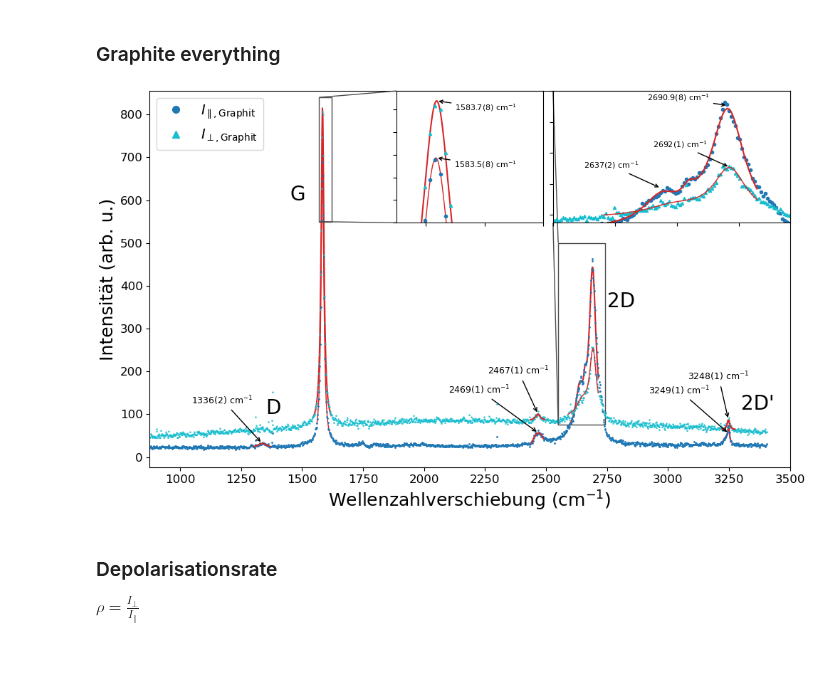
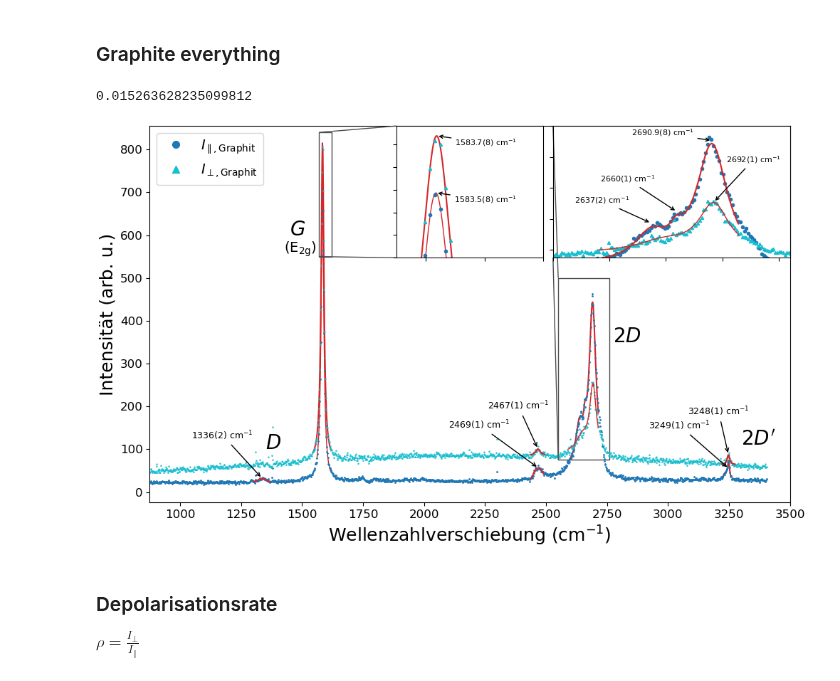
Before and after one commit to phoenixtoash/P60_Auswertung, a Jupyter notebook: notebook.ipynb, the cells around one changed output. Cells and saved outputs as stored; diff of their text form; code cells hidden in the pictures.

Commit message:
change to italicized font in graphite

```diff
--- a/notebook.ipynb
+++ b/notebook.ipynb
@@ -1492,7 +1496,7 @@ axins2.plot(xdata_graphite_per_p3, double_lorentzian(xdata_graphite_per_p3, *par
 
 
 # axins limit
-axins2.set_xlim(2550, 2741)
+axins2.set_xlim(2550, 2760)
 axins2.set_ylim(75, 500)
 
 
@@ -1517,6 +1521,12 @@ axins.annotate(text=f'{params_graphite_per_p1[0]:.1f}({sum_of_errors([params_gra
 axins2.annotate(text=f'{params_graphite_p4[0]:.0f}({sum_of_errors([params_graphite_p4_error[0], wavenumber_error])*1:.0f})'
             + r' $cm^{-1}$', xy= (params_graphite_p4[0], params_graphite_p4[2] + params_graphite_p4[-1] + 50),
             xytext=(-50,20), **annotate_inset_params)
+
+# 2660 1/cm parallel
+axins2.annotate(text=f'{params_graphite_p4[3]:.0f}({sum_of_errors([params_graphite_p4_error[3], wavenumber_error])*1:.0f})'
+            + r' $cm^{-1}$', xy= (params_graphite_p4[3], params_graphite_p4[5] + params_graphite_p4[-1] + 130),
+            xytext=(-50,30), **annotate_inset_params)
+
 # 2691 1/cm parallel
 axins2.annotate(text=f'{params_graphite_p4[6]:.1f}({sum_of_errors([params_graphite_p4_error[6], wavenumber_error])*10:.0f})'
             + r' $cm^{-1}$', xy= (params_graphite_p4[6], params_graphite_p4[8] + params_graphite_p4[-1] + 20),
@@ -1528,39 +1538,46 @@ axins2.annotate(text=f'{params_graphite_p4[6]:.1f}({sum_of_errors([params_graphi
 
 
 # 2692 1/cm perpendicular
 axins2.annotate(text=f'{params_graphite_per_p3[3]:.0f}({sum_of_errors([params_graphite_per_p3_error[3], wavenumber_error])*1:.0f})'
             + r' $cm^{-1}$', xy= (params_graphite_per_p3[3], params_graphite_per_p3[5] + params_graphite_p4[-1] + 50),
-            xytext=(-50,20), **annotate_inset_params)
+            xytext=(40,40), **annotate_inset_params)
 
 
 # empty inset labels
 axins.set_xticklabels([])
 axins.set_yticklabels([])
 
 axins2.set_xticklabels([])
 axins2.set_yticklabels([])
 
 
 # text in figure
-ax.text(1350, 100, 'D', fontsize=20)
-ax.text(1450, 600, 'G', fontsize=20)
-ax.text(2750, 350, '2D', fontsize=20)
-ax.text(3300, 110, "2D'", fontsize=20)
+ax.text(1350, 100, r'$\mathit{D}$', fontsize=20)
+ax.text(1450, 600, r'$\mathit{G}$', fontsize=20)
+ax.text(1425, 560, r'$(E_{2g})$', fontsize=14)
+ax.text(2775, 350, r'$\mathit{2D}$', fontsize=20)
+ax.text(3300, 110, r"$\mathit{2D'}$", fontsize=20)
 
 
 
 # figure settings
 ax.set_xlabel(r'Wellenzahlverschiebung ($cm^{-1}$)', fontsize=18)
 ax.set_ylabel('Intensität (arb. u.)', fontsize=18)
 ax.tick_params(axis='both', which='major', labelsize=12)
 ax.legend(fontsize=14, markerscale=7, loc=2)
 ax.set_xlim(875, 3500)
 ax.xaxis.set_major_locator(plt.MaxNLocator(11))
 
 
 fig.savefig(r'Bilder\graphit_all.pdf', dpi=300)
+
+
+# I_D/I_G
+
+print(params_graphite_p1[2]/params_graphite_p2[2])
 # %% [output]
+0.015263628235099812
-[figure, old version]
+[figure, new version]
 # %% [markdown]
 ### Depolarisationsrate
 
```
Also changed, not shown: parts of 1 cell of this notebook, 1 other file.
